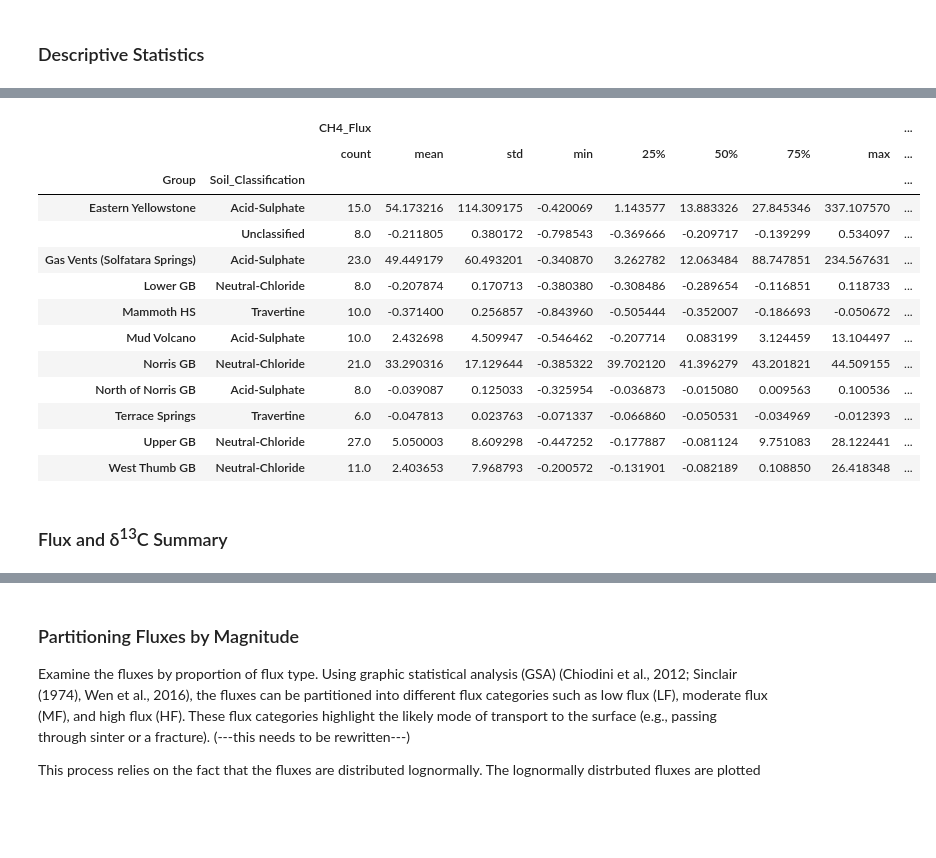
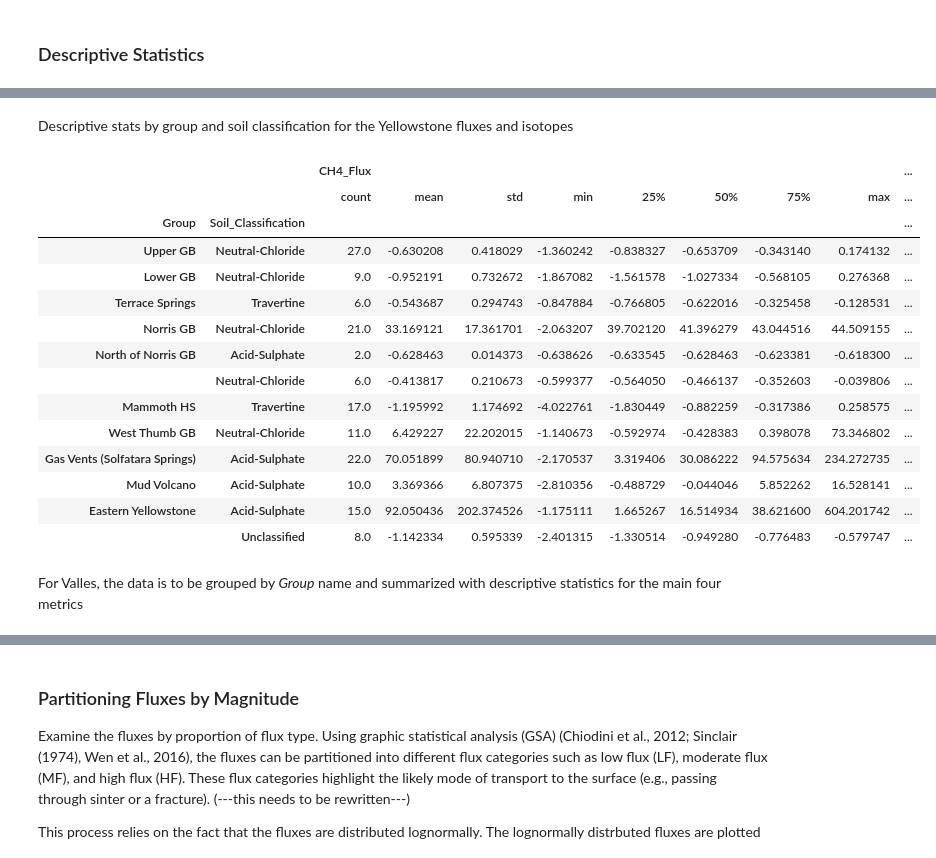
Before and after one commit to 907Resident/caldera-gases, a Jupyter notebook: site_differentation.ipynb, the cells around one changed output, grey strips where cells are left out. Drawn from its saved outputs; the diff is of its cells as text; code cells hidden in the pictures; blank space fills up the shorter version.

Commit message:
Created using Colaboratory - lots of updates. More separate commits will describe changes. This commit serves as a marker for many of the changes.

```diff
--- a/site_differentation.ipynb
+++ b/site_differentation.ipynb
@@ -176,0 +153,12 @@ df_2019_YC.head()
+# %%
+# Yellowstone
+## 2018
+df_2018_YC = basic_preprocessing(df_2018_YC)
+## 2019
+df_2019_YC = basic_preprocessing(df_2019_YC)
+
+# Valles Caldera
+## 2017
+df_2017_VC = basic_preprocessing(df_2017_VC)
+## 2019
+df_2019_VC = basic_preprocessing(df_2019_VC)
@@ -185,0 +187,12 @@ NameError: ignored
+# %%
+# List the categories ordered from west to east for Yellowstone
+ordered_groups_YC = ["Upper GB", "Lower GB", "Terrace Springs",
+                     "Norris GB", "North of Norris GB",
+                     "Mammoth HS","West Thumb GB",
+                     "Gas Vents (Solfatara Springs)",
+                     "Mud Volcano", "Eastern Yellowstone"]
+
+# Order the groups from west to east
+df_YC_all["Group"] = df_YC_all["Group"].astype("category")
+df_YC_all["Group"].cat.reorder_categories(ordered_groups_YC, ordered=True,
+                                          inplace=True)
@@ -185,0 +209,7 @@ NameError: ignored
+# %%
+# Yellowstone
+df_YC_all["Caldera"] = "YNP"
+df_YC_all["Caldera"] = df_YC_all["Caldera"].astype("category")
+# Valles
+df_VC_all["Caldera"] = "VCNP"
+df_VC_all["Caldera"] = df_VC_all["Caldera"].astype("category")
@@ -186,4 +218,10 @@ NameError: ignored
 # %%
 # Convert Fluxes to mass m-2 per day
+## F_CH4: mg m-2 day-1
 df_YC_all["CH4_Flux"] = df_YC_all.CH4_Flux * 24
-df_YC_all["CO2_Flux"] = df_YC_all.CO2_Flux * 24
+df_YC_all["LowerBound_CH4_Flux"] = df_YC_all.LowerBound_CH4_Flux * 24
+df_YC_all["UpperBound_CH4_Flux"] = df_YC_all.UpperBound_CH4_Flux * 24
+## F_CO2: g m-2 day-1
+df_YC_all["CO2_Flux"] = (df_YC_all.CO2_Flux / 1000) * 24
+df_YC_all["LowerBound_CO2_Flux"] = (df_YC_all.LowerBound_CO2_Flux / 1000) * 24
+df_YC_all["UpperBound_CO2_Flux"] = (df_YC_all.UpperBound_CO2_Flux / 1000) * 24
@@ -220,21 +278,26 @@ df_YC_descrip
+# %% [markdown]
+Descriptive stats by group and soil classification for the Yellowstone fluxes and isotopes
 # %%
 # Descriptive Stats by Group
-df_YC_descrip_grp = df_YC_all.groupby(by=["Group", "Soil_Classification"])[["CH4_Flux", "CO2_Flux"]].describe()
+df_YC_descrip_grp = df_YC_all.groupby(by=["Group", "Soil_Classification"]) \
+[["CH4_Flux", "CO2_Flux", "d13CH4_source", "d13CO2_source",
+  "Soil_Tempeature_at_Surface"]].describe()
 df_YC_descrip_grp
 # %% [output]
 |  |  | CH4_Flux |  |  |  |  |  |  |  | ... |
 |  |  | count | mean | std | min | 25% | 50% | 75% | max | ... |
 | Group | Soil_Classification |  |  |  |  |  |  |  |  | ... |
-| Eastern Yellowstone | Acid-Sulphate | 15.0 | 54.173216 | 114.309175 | -0.420069 | 1.143577 | 13.883326 | 27.845346 | 337.107570 | ... |
-|  | Unclassified | 8.0 | -0.211805 | 0.380172 | -0.798543 | -0.369666 | -0.209717 | -0.139299 | 0.534097 | ... |
-| Gas Vents (Solfatara Springs) | Acid-Sulphate | 23.0 | 49.449179 | 60.493201 | -0.340870 | 3.262782 | 12.063484 | 88.747851 | 234.567631 | ... |
-| Lower GB | Neutral-Chloride | 8.0 | -0.207874 | 0.170713 | -0.380380 | -0.308486 | -0.289654 | -0.116851 | 0.118733 | ... |
-| Mammoth HS | Travertine | 10.0 | -0.371400 | 0.256857 | -0.843960 | -0.505444 | -0.352007 | -0.186693 | -0.050672 | ... |
-| Mud Volcano | Acid-Sulphate | 10.0 | 2.432698 | 4.509947 | -0.546462 | -0.207714 | 0.083199 | 3.124459 | 13.104497 | ... |
-| Norris GB | Neutral-Chloride | 21.0 | 33.290316 | 17.129644 | -0.385322 | 39.702120 | 41.396279 | 43.201821 | 44.509155 | ... |
-| North of Norris GB | Acid-Sulphate | 8.0 | -0.039087 | 0.125033 | -0.325954 | -0.036873 | -0.015080 | 0.009563 | 0.100536 | ... |
-| Terrace Springs | Travertine | 6.0 | -0.047813 | 0.023763 | -0.071337 | -0.066860 | -0.050531 | -0.034969 | -0.012393 | ... |
-| Upper GB | Neutral-Chloride | 27.0 | 5.050003 | 8.609298 | -0.447252 | -0.177887 | -0.081124 | 9.751083 | 28.122441 | ... |
-| West Thumb GB | Neutral-Chloride | 11.0 | 2.403653 | 7.968793 | -0.200572 | -0.131901 | -0.082189 | 0.108850 | 26.418348 | ... |
+| Upper GB | Neutral-Chloride | 27.0 | -0.630208 | 0.418029 | -1.360242 | -0.838327 | -0.653709 | -0.343140 | 0.174132 | ... |
+| Lower GB | Neutral-Chloride | 9.0 | -0.952191 | 0.732672 | -1.867082 | -1.561578 | -1.027334 | -0.568105 | 0.276368 | ... |
+| Terrace Springs | Travertine | 6.0 | -0.543687 | 0.294743 | -0.847884 | -0.766805 | -0.622016 | -0.325458 | -0.128531 | ... |
+| Norris GB | Neutral-Chloride | 21.0 | 33.169121 | 17.361701 | -2.063207 | 39.702120 | 41.396279 | 43.044516 | 44.509155 | ... |
+| North of Norris GB | Acid-Sulphate | 2.0 | -0.628463 | 0.014373 | -0.638626 | -0.633545 | -0.628463 | -0.623381 | -0.618300 | ... |
+|  | Neutral-Chloride | 6.0 | -0.413817 | 0.210673 | -0.599377 | -0.564050 | -0.466137 | -0.352603 | -0.039806 | ... |
+| Mammoth HS | Travertine | 17.0 | -1.195992 | 1.174692 | -4.022761 | -1.830449 | -0.882259 | -0.317386 | 0.258575 | ... |
+| West Thumb GB | Neutral-Chloride | 11.0 | 6.429227 | 22.202015 | -1.140673 | -0.592974 | -0.428383 | 0.398078 | 73.346802 | ... |
+| Gas Vents (Solfatara Springs) | Acid-Sulphate | 22.0 | 70.051899 | 80.940710 | -2.170537 | 3.319406 | 30.086222 | 94.575634 | 234.272735 | ... |
+| Mud Volcano | Acid-Sulphate | 10.0 | 3.369366 | 6.807375 | -2.810356 | -0.488729 | -0.044046 | 5.852262 | 16.528141 | ... |
+| Eastern Yellowstone | Acid-Sulphate | 15.0 | 92.050436 | 202.374526 | -1.175111 | 1.665267 | 16.514934 | 38.621600 | 604.201742 | ... |
+|  | Unclassified | 8.0 | -1.142334 | 0.595339 | -2.401315 | -1.330514 | -0.949280 | -0.776483 | -0.579747 | ... |
-# %% [markdown]
-### Flux and δ<sup>13</sup>C Summary
+# %% [markdown]
+For Valles, the data is to be grouped by _Group_ name and summarized with descriptive statistics for the main four metrics
```
Also changed, not shown: parts of 116 cells of this notebook.
